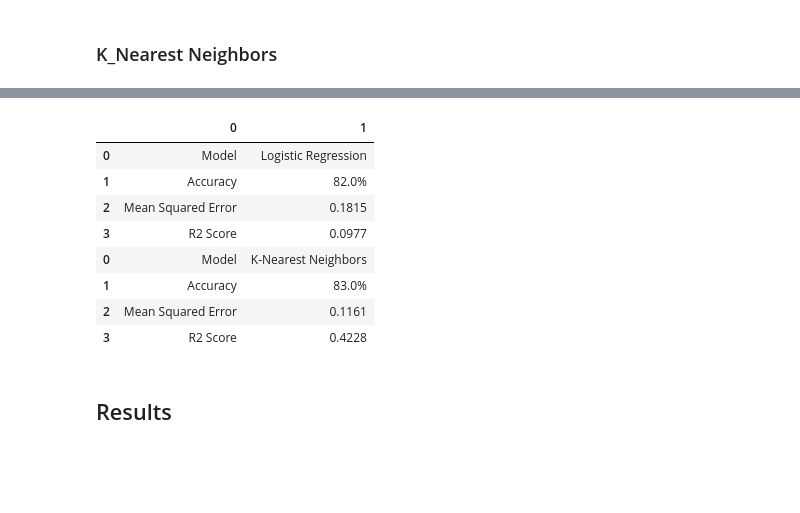
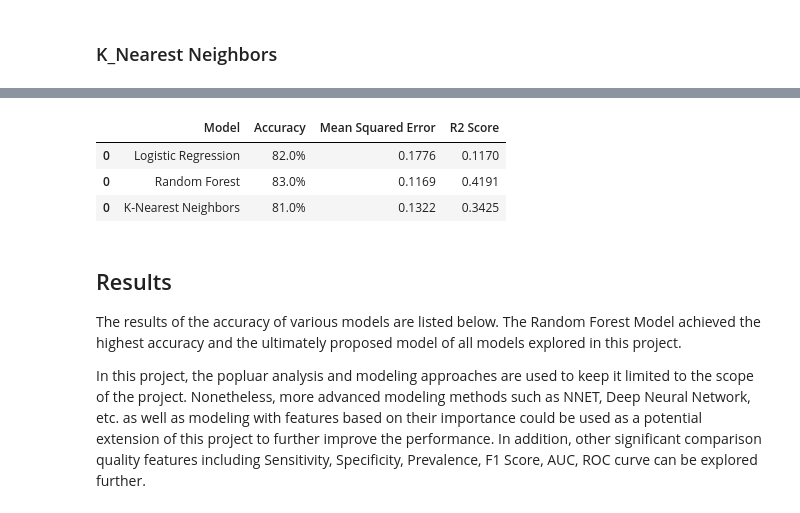
Before and after one commit to jha-r/PyMongo, a Jupyter notebook: Adult Census Salary.ipynb, the cells around one changed output, grey strips where cells are left out. Saved outputs shown, nothing was run; the diff lists cells and outputs as text; code cells hidden in the pictures; blank space fills up the shorter version.

```diff
--- a/Adult Census Salary.ipynb
+++ b/Adult Census Salary.ipynb
@@ -628,12 +662,13 @@ acc_log = str(round(metrics.accuracy_score(np.round(y_test),np.round(y_pred)), 2
 mse_log = round(metrics.mean_squared_error(y_test,y_pred), 4)
 r2s_log = round(metrics.r2_score(y_test,y_pred), 4)
 
-results_log = {'Model': "Logistic Regression",
-        'Accuracy': acc_log,
-        'Mean Squared Error' : mse_log,
-        'R2 Score': r2s_log}
 
-res_df = pd.DataFrame(results_log.items())
+res_df = pd.DataFrame({
+        "Model": ['Logistic Regression'],
+        'Accuracy': [acc_log],
+        'Mean Squared Error' : [mse_log],
+        'R2 Score': [r2s_log]
+})
 
-print (res_df)
+res_df
 # %% [output]
@@ -664,12 +696,13 @@ acc_rf = str(round(metrics.accuracy_score(np.round(y_test),np.round(rdpreds)), 2
 mse_rf = round(metrics.mean_squared_error(y_test, rdpreds), 4)
 r2s_rf = round(metrics.r2_score(y_test, rdpreds), 4)
 
-results_rf = {'Model': "Random Forest",
-        'Accuracy': acc_rf,
-        'Mean Squared Error' : mse_rf,
-        'R2 Score': r2s_rf}
+res_rf = pd.DataFrame({
+        'Model': ["Random Forest"],
+        'Accuracy': [acc_rf],
+        'Mean Squared Error' : [mse_rf],
+        'R2 Score': [r2s_rf]
+})
 
-res_df.append(pd.DataFrame(results_rf.items()))
-
-print (res_df)
+res_df = res_df.append(res_rf)
+res_df
 # %% [output]
@@ -702,23 +724,20 @@ KNeighborsRegressor(algorithm='ball_tree', leaf_size=1000, metric='manhattan',
 # %%
 acc_knn = str(round(metrics.accuracy_score(np.round(y_test),np.round(knn_preds)), 2) * 100)+"%"
 mse_knn = round(metrics.mean_squared_error(y_test, knn_preds), 4)
 r2s_knn = round(metrics.r2_score(y_test, knn_preds), 4)
 
-results_knn = {'Model': "K-Nearest Neighbors",
-        'Accuracy': acc_knn,
-        'Mean Squared Error' : mse_knn,
-        'R2 Score': r2s_knn}
+res_knn =  pd.DataFrame({
+            'Model': ["K-Nearest Neighbors"],
+            'Accuracy': [acc_knn],
+            'Mean Squared Error' : [mse_knn],
+            'R2 Score': [r2s_knn]
+})
 
-res_df.append(pd.DataFrame(results_knn.items()))
+res_df =res_df.append(res_knn)
+
+res_df
 # %% [output]
-|  | 0 | 1 |
-| 0 | Model | Logistic Regression |
-| 1 | Accuracy | 82.0% |
-| 2 | Mean Squared Error | 0.1815 |
-| 3 | R2 Score | 0.0977 |
-| 0 | Model | K-Nearest Neighbors |
-| 1 | Accuracy | 83.0% |
-| 2 | Mean Squared Error | 0.1161 |
-| 3 | R2 Score | 0.4228 |
+|  | Model | Accuracy | Mean Squared Error | R2 Score |
+| 0 | Logistic Regression | 82.0% | 0.1776 | 0.1170 |
+| 0 | Random Forest | 83.0% | 0.1169 | 0.4191 |
+| 0 | K-Nearest Neighbors | 81.0% | 0.1322 | 0.3425 |
-# %% [markdown]
-## Results
@@ -735,0 +744,11 @@ save df to mongodb/csv for tablue visualization
+# %% [markdown]
+## Results
+
+The results of the accuracy of various models are listed below. The Random Forest Model achieved
+the highest accuracy and the ultimately proposed model of all models explored in this project.
+
+In this project, the popluar analysis and modeling approaches are used to keep it limited to the scope of
+the project. Nonetheless, more advanced modeling methods such as NNET, Deep Neural Network,
+etc. as well as modeling with features based on their importance could be used as a potential extension of
+this project to further improve the performance. In addition, other significant comparison quality features
+including Sensitivity, Specificity, Prevalence, F1 Score, AUC, ROC curve can be explored further.
```
Also changed, not shown: parts of 26 cells of this notebook, 1 other file.
